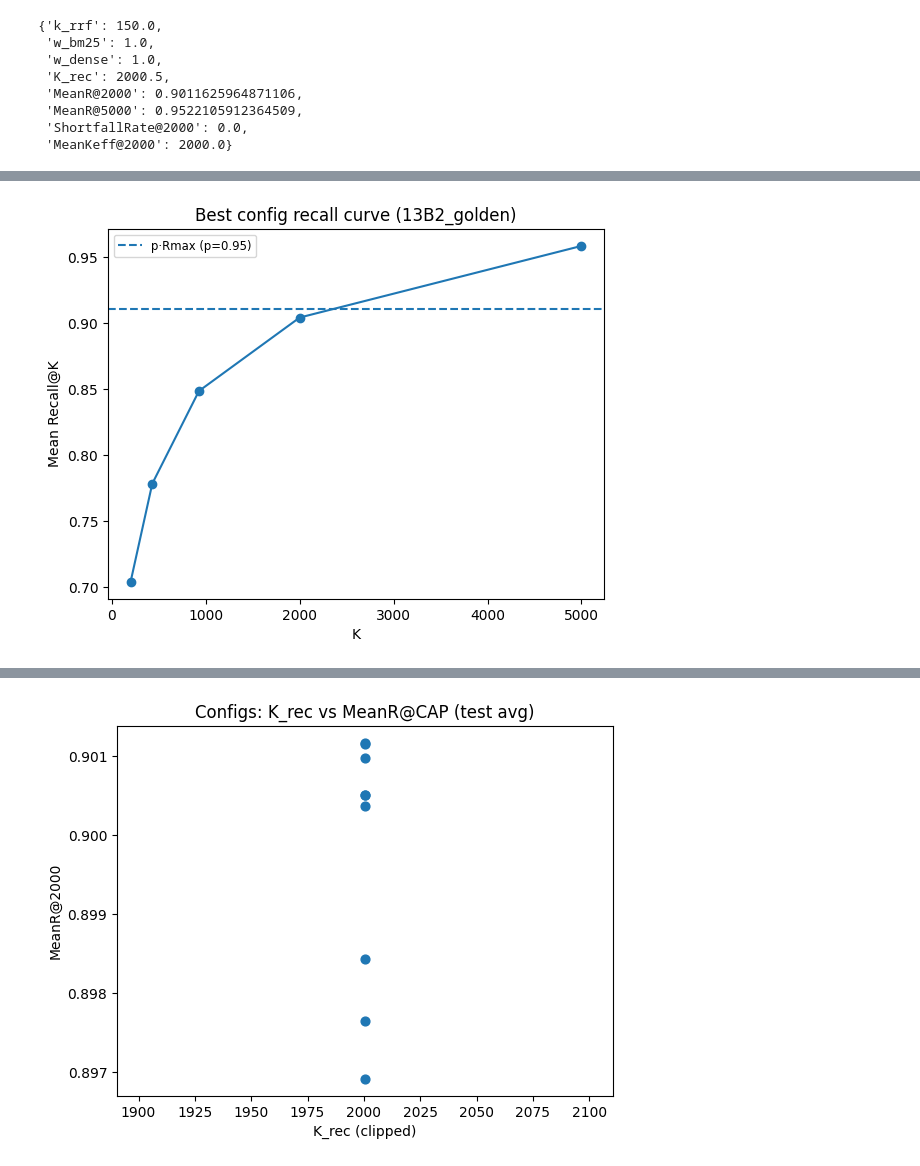
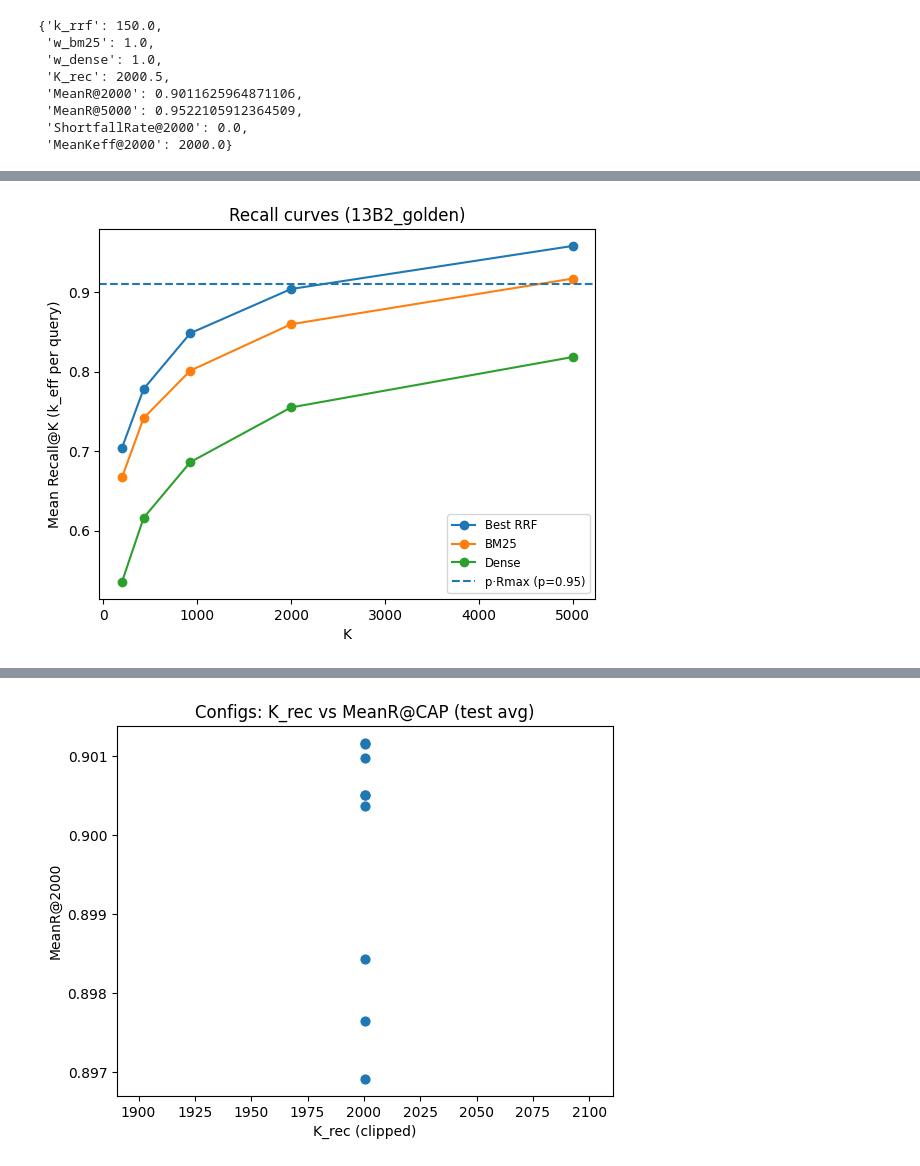
Before and after one commit to fulaibaowang/BioASQ, a Jupyter notebook: notebooks/hybird.ipynb, the cells around one changed output, grey strips where cells are left out. Saved outputs shown, nothing was run; the diff lists cells and outputs as text; code cells hidden in the pictures.

Commit message:
hybird plot

```diff
--- a/notebooks/hybird.ipynb
+++ b/notebooks/hybird.ipynb
@@ -42,19 +42,13 @@ K_EVAL = K_MAX_EVAL
 KS_RECALL = (200, 500, 1000, 2000, 5000)
 
 # RRF grid
-# K_RRF_LIST = [ 30, 60, 100, 150, 200]
-# WEIGHTS = [
-#     (1.0, 1.0),
-#     (2.0, 1.0),
-#     (1.0, 2.0),
-#     (3.0, 1.0),
-#     (1.0, 3.0),
-# ]
-K_RRF_LIST = [  60, 100, 150]
+K_RRF_LIST = [ 30, 60, 100, 150, 200]
 WEIGHTS = [
     (1.0, 1.0),
     (2.0, 1.0),
     (1.0, 2.0),
+    (3.0, 1.0),
+    (1.0, 3.0),
 ]
 # %% [markdown]
 # 2) Gold building + evaluation helpers
@@ -647,7 +641,7 @@ def plot_keff(df_cfg, cap, topn=10):
     plt.tight_layout()
     plt.show()
 # %%
-# ---- Meaningful plots for Option-1 ----
+# ---- Meaningful plots for Option-1 (with BM25/Dense) ----
 if len(ranked) == 0:
     raise ValueError("No ranked configs; run the grid cell first.")
 
@@ -656,27 +650,53 @@ best_krrf = int(best_cfg["k_rrf"])
 best_wb = float(best_cfg["w_bm25"])
 best_wd = float(best_cfg["w_dense"])
 
-# 1) Per-split recall curves for the best config
+def baseline_metrics_for_split(split: str, method: str) -> dict:
+    if method == "BM25":
+        run = df_to_run_map(cut_topk(bm25_runs[split], k_max_eval_eff))
+    elif method == "Dense":
+        run = df_to_run_map(cut_topk(dense_runs[split], k_max_eval_eff))
+    else:
+        raise ValueError("method must be BM25 or Dense")
+    return evaluate_recall_points(gold_maps[split], run, ks=ks_eval)
+
+# 1) Per-split recall curves: best config vs BM25 vs Dense
 for split in test_splits:
-    row = results_df[
+    best_row = results_df[
         (results_df["split"] == split)
         & (results_df["k_rrf"] == best_krrf)
         & (results_df["w_bm25"] == best_wb)
         & (results_df["w_dense"] == best_wd)
     ].iloc[0]
-    plot_option1_curve(
-        row=row,
-        ks_cap=ks_cap,
-        cap=cap_eff,
-        k_max_eval=k_max_eval_eff,
-        p=P,
-        title=f"Best config recall curve ({split})",
-    )
 
-# 2) Average recall curve across test splits (best config)
-mean_row = {"K_rec": best_cfg["K_rec"]}
+    bm25_metrics = baseline_metrics_for_split(split, "BM25")
+    dense_metrics = baseline_metrics_for_split(split, "Dense")
+
+    ks = list(ks_cap) + [k_max_eval_eff]
+    plt.figure()
+    plt.plot(ks, [best_row.get(f"MeanR@{k}", np.nan) for k in ks], marker="o", label="Best RRF")
+    plt.plot(ks, [bm25_metrics.get(f"MeanR@{k}", np.nan) for k in ks], marker="o", label="BM25")
+    plt.plot(ks, [dense_metrics.get(f"MeanR@{k}", np.nan) for k in ks], marker="o", label="Dense")
+
+    rmax = best_row.get(f"MeanR@{k_max_eval_eff}", np.nan)
+    target = P * rmax if np.isfinite(rmax) else np.nan
+    k_rec = best_row.get("K_rec", np.nan)
+    if np.isfinite(target):
+        plt.axhline(target, linestyle="--", label=f"p·Rmax (p={P})")
+    if np.isfinite(k_rec) and k_rec <= cap_eff:
+        plt.axvline(k_rec, linestyle=":", label=f"K_rec={int(k_rec)}")
+
+    plt.xlabel("K")
+    plt.ylabel("Mean Recall@K (k_eff per query)")
+    plt.title(f"Recall curves ({split})")
+    plt.legend(fontsize="small")
+    plt.show()
+
+# 2) Average recall curve across test splits (best config vs BM25 vs Dense)
+mean_best = {"K_rec": best_cfg["K_rec"]}
+mean_bm25 = {}
+mean_dense = {}
 for k in ks_eval:
-    mean_row[f"MeanR@{k}"] = (
+    mean_best[f"MeanR@{k}"] = (
         results_df[
             (results_df["split"].isin(test_splits))
             & (results_df["k_rrf"] == best_krrf)
@@ -685,14 +705,28 @@ for k in ks_eval:
         ][f"MeanR@{k}"]
         .mean()
     )
-plot_option1_curve(
-    row=mean_row,
-    ks_cap=ks_cap,
-    cap=cap_eff,
-    k_max_eval=k_max_eval_eff,
-    p=P,
-    title="Best config (avg over test splits)",
- )
+    mean_bm25[f"MeanR@{k}"] = np.mean([baseline_metrics_for_split(s, "BM25").get(f"MeanR@{k}", np.nan) for s in test_splits])
+    mean_dense[f"MeanR@{k}"] = np.mean([baseline_metrics_for_split(s, "Dense").get(f"MeanR@{k}", np.nan) for s in test_splits])
+
+ks = list(ks_cap) + [k_max_eval_eff]
+plt.figure()
+plt.plot(ks, [mean_best.get(f"MeanR@{k}", np.nan) for k in ks], marker="o", label="Best RRF")
+plt.plot(ks, [mean_bm25.get(f"MeanR@{k}", np.nan) for k in ks], marker="o", label="BM25")
+plt.plot(ks, [mean_dense.get(f"MeanR@{k}", np.nan) for k in ks], marker="o", label="Dense")
+
+rmax = mean_best.get(f"MeanR@{k_max_eval_eff}", np.nan)
+target = P * rmax if np.isfinite(rmax) else np.nan
+k_rec = mean_best.get("K_rec", np.nan)
+if np.isfinite(target):
+    plt.axhline(target, linestyle="--", label=f"p·Rmax (p={P})")
+if np.isfinite(k_rec) and k_rec <= cap_eff:
+    plt.axvline(k_rec, linestyle=":", label=f"K_rec={int(k_rec)}")
+
+plt.xlabel("K")
+plt.ylabel("Mean Recall@K (k_eff per query)")
+plt.title("Recall curves (avg over test splits)")
+plt.legend(fontsize="small")
+plt.show()
 
 # 3) Config-level scatter + diagnostics on test splits
 plot_scatter_krec(ranked, cap=cap_eff, k_max_eval=k_max_eval_eff, title="Configs: K_rec vs MeanR@CAP (test avg)")
@@ -703 +737 @@ plot_keff(ranked, cap=cap_eff, topn=10)
-[figure, old version]
+[figure, new version]
```
Also changed, not shown: parts of 1 cell of this notebook, 1 other file.
